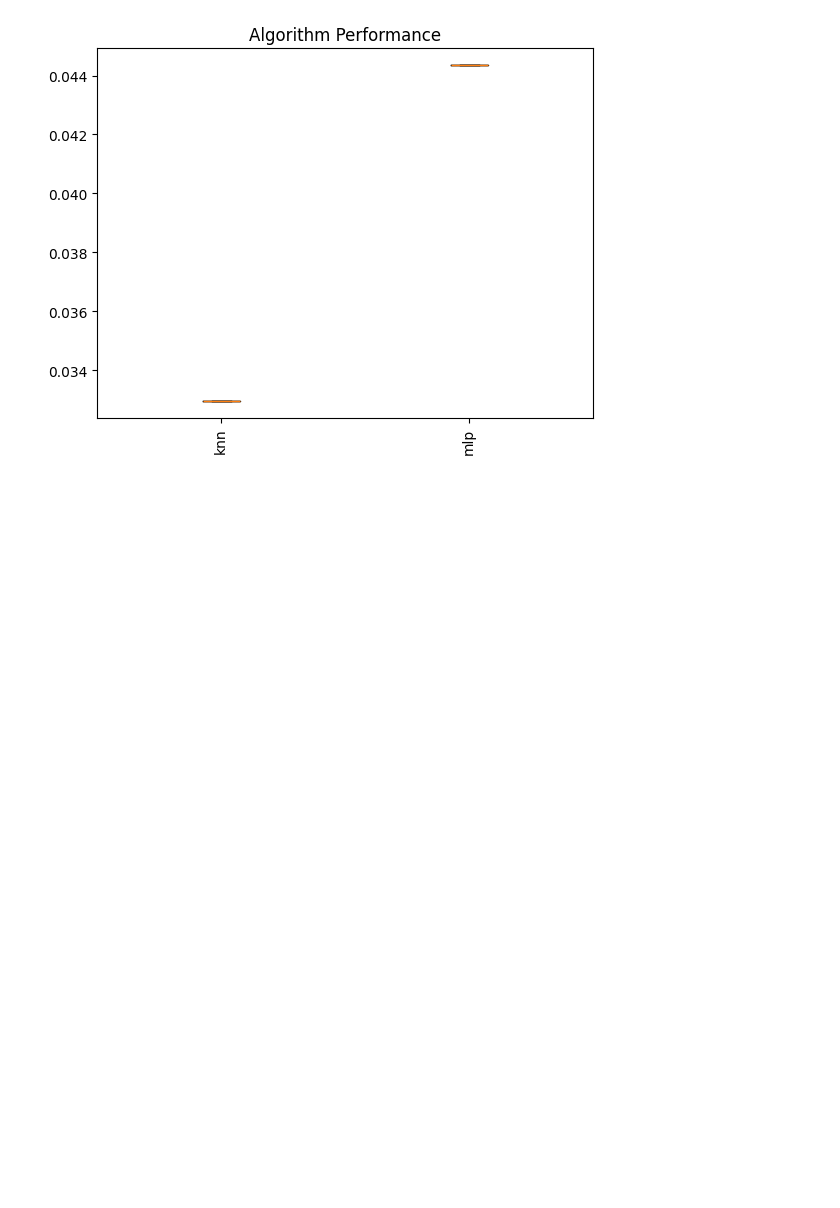
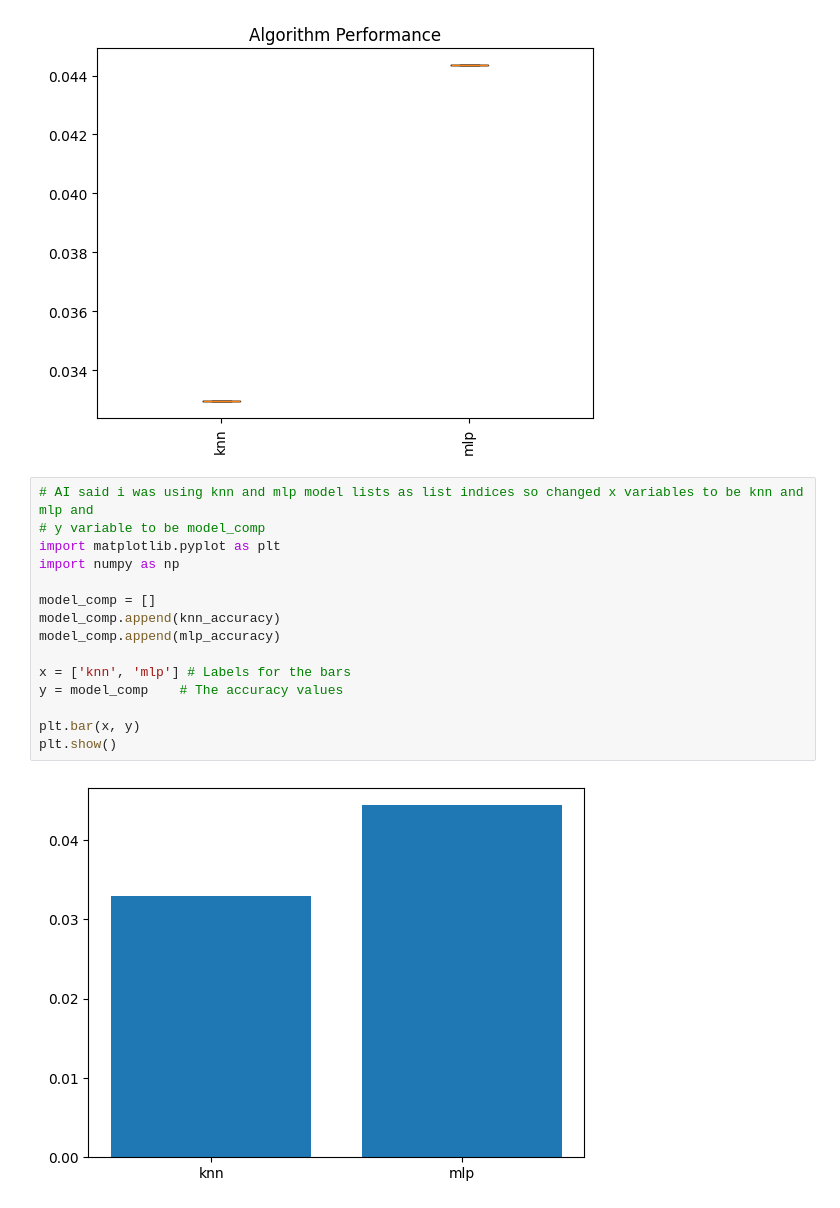
Before and after one commit to AndyCoder2023/CE4145-NLP-Coursework, a Jupyter notebook: CE4145_Coursework.ipynb, the cells around one changed output. Drawn from its saved outputs; the diff is of its cells as text; blank space fills up the shorter version.

```diff
--- a/CE4145_Coursework.ipynb
+++ b/CE4145_Coursework.ipynb
@@ -355,3 +362,20 @@ ax2.set_xticklabels(['knn', 'mlp'], rotation='vertical')
 plt.show()
 # %% [output]
 [figure]
+# %%
+# AI said i was using knn and mlp model lists as list indices so changed x variables to be knn and mlp and
+# y variable to be model_comp
+import matplotlib.pyplot as plt
+import numpy as np
+
+model_comp = []
+model_comp.append(knn_accuracy)
+model_comp.append(mlp_accuracy)
+
+x = ['knn', 'mlp'] # Labels for the bars
+y = model_comp    # The accuracy values
+
+plt.bar(x, y)
+plt.show()
+# %% [output]
+[figure, added]
```
Also changed, not shown: parts of 2 cells of this notebook.
